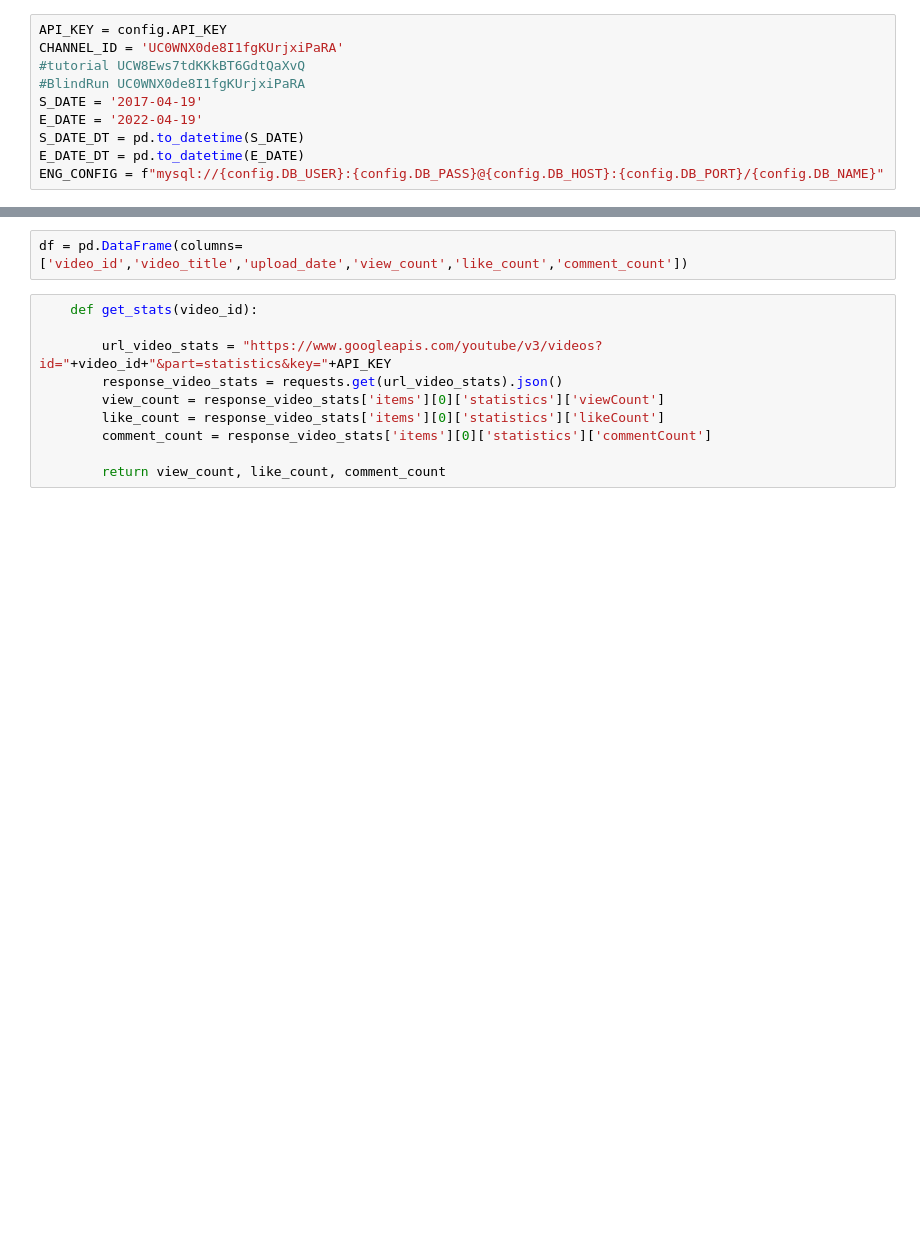
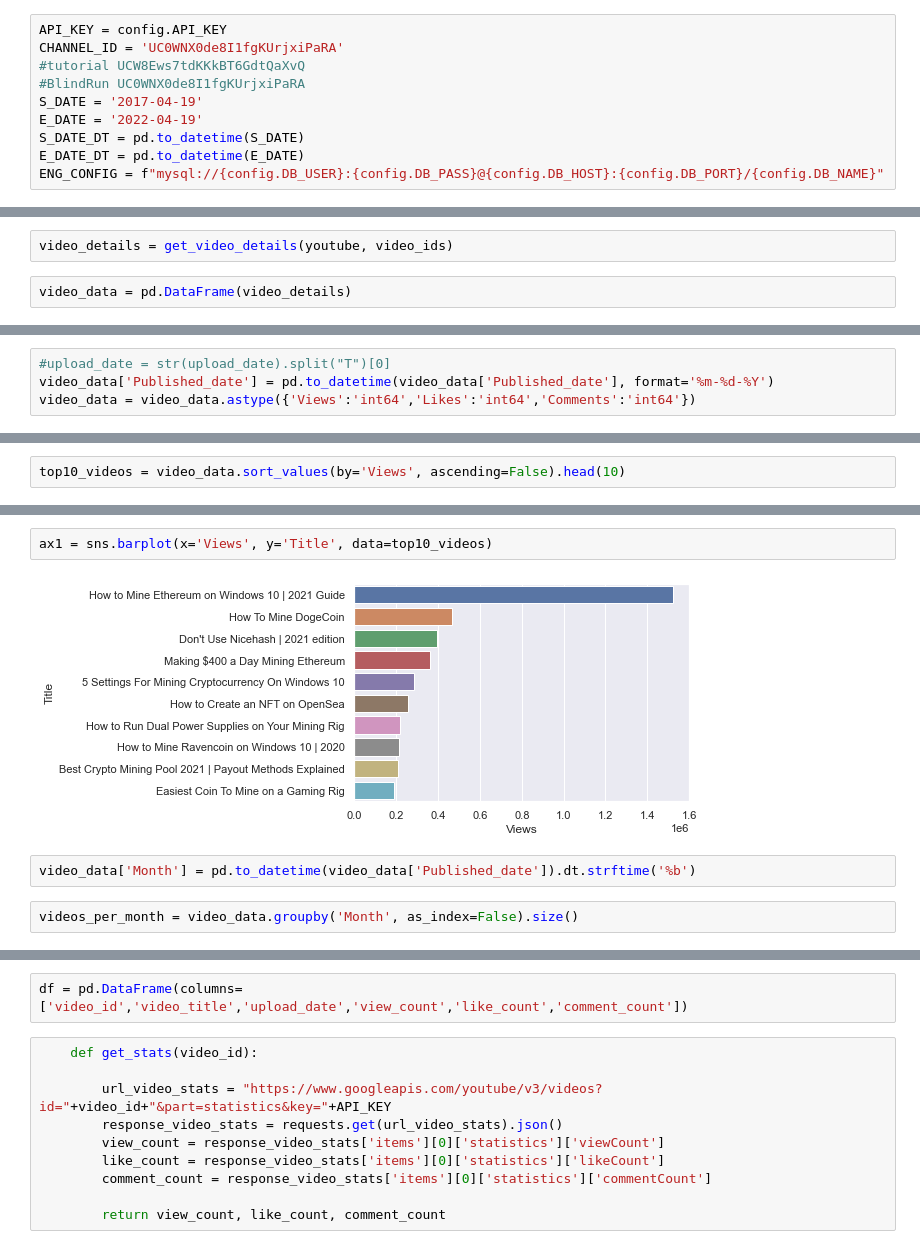
Before and after one commit to jab9k2/Youtube-API, a Jupyter notebook: main.ipynb, the cells around one changed output, grey strips where cells are left out. Saved outputs shown, nothing was run; the diff lists cells and outputs as text; blank space fills up the shorter version.

Commit message:
Worked on framework for fetching all video data

```diff
--- a/main.ipynb
+++ b/main.ipynb
@@ -33,0 +167,4 @@ ENG_CONFIG = f"mysql://{config.DB_USER}:{config.DB_PASS}@{config.DB_HOST}:{confi
+# %%
+video_details = get_video_details(youtube, video_ids)
+# %%
+video_data = pd.DataFrame(video_details)
@@ -33,0 +186,4 @@ ENG_CONFIG = f"mysql://{config.DB_USER}:{config.DB_PASS}@{config.DB_HOST}:{confi
+# %%
+#upload_date = str(upload_date).split("T")[0]
+video_data['Published_date'] = pd.to_datetime(video_data['Published_date'], format='%m-%d-%Y')
+video_data = video_data.astype({'Views':'int64','Likes':'int64','Comments':'int64'})
@@ -33,0 +205,2 @@ ENG_CONFIG = f"mysql://{config.DB_USER}:{config.DB_PASS}@{config.DB_HOST}:{confi
+# %%
+top10_videos = video_data.sort_values(by='Views', ascending=False).head(10)
@@ -33,0 +221,8 @@ ENG_CONFIG = f"mysql://{config.DB_USER}:{config.DB_PASS}@{config.DB_HOST}:{confi
+# %%
+ax1 = sns.barplot(x='Views', y='Title', data=top10_videos)
+# %% [output]
+[figure, added]
+# %%
+video_data['Month'] = pd.to_datetime(video_data['Published_date']).dt.strftime('%b')
+# %%
+videos_per_month = video_data.groupby('Month', as_index=False).size()
```
Also changed, not shown: parts of 35 cells of this notebook.
